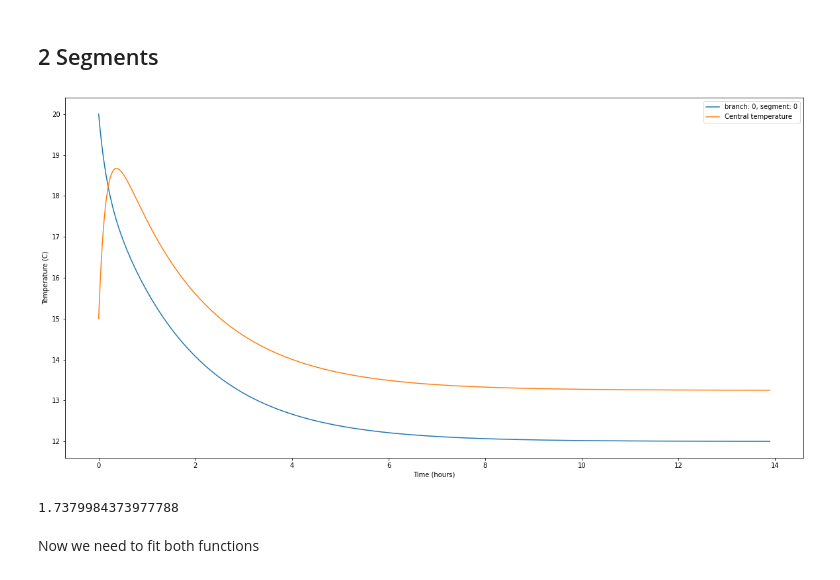
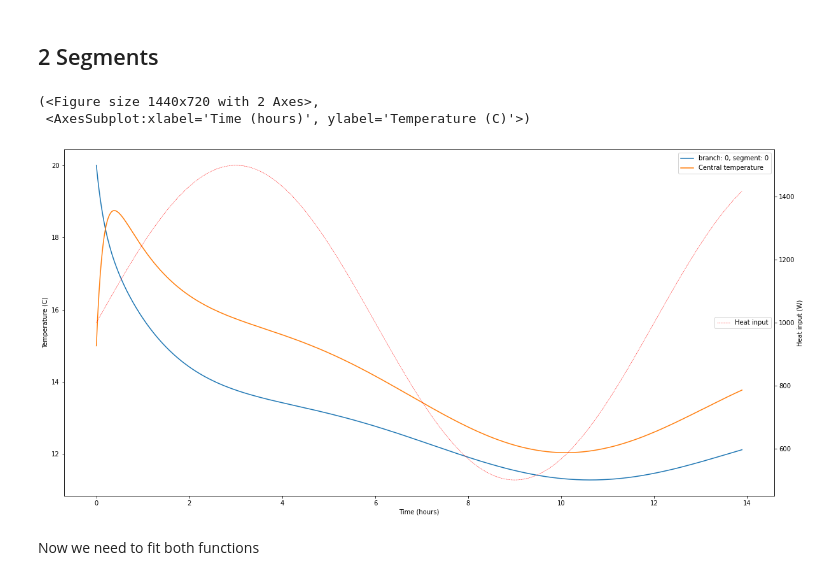
Before and after one commit to harry-rendell/building_simulation, a Jupyter notebook: param_estimation.ipynb, the cells around one changed output. Drawn from its saved outputs; the diff is of its cells as text; code cells hidden in the pictures.

```diff
--- a/param_estimation.ipynb
+++ b/param_estimation.ipynb
@@ -53,23 +9,28 @@ T_initial       15.0
+# %%
+func_Q_in = lambda x: (1 + 0.5*np.sin(2*np.pi*x/(3600*12))) #
 # %% [markdown]
 We are able to recover the desired heat capacity, thermal conductivity and initial temperature even with pretty bad intial guesses. However, need to ensure intial guesses are at least on the right order of magnitude.
 # %% [markdown]
 ## 2 Segments
 # %%
-k = [6e5, 2.5e6]
-c = [800.0, 500.0]
+k = [800.0, 500.0]
+c = [6e5, 2.5e6]
 T = [15.0, 20.0]
 true_params = np.array([*k, *c, *T])
 T_out = 10
 heatinput = 1000
 iterations = 1000
 # Initialise class with system parameters
 sys_nd = model_ND(k, c, T, T_out, heatinput)
 
 # Run simulation. This recreates simple_model.ipynb showing that our generalised model works.
 times = np.linspace(0, 5e4, iterations+1)
-Ts_true, Qs = sys_nd.run(times=times)
+Ts_true, Qs = sys_nd.run(times=times, func_Q_in=func_Q_in)
+sys_nd.plot()
 # %% [output]
+(<Figure size 1440x720 with 2 Axes>,
+ <AxesSubplot:xlabel='Time (hours)', ylabel='Temperature (C)'>)
-[figure, old version]
+[figure, new version]
 # %%
 def loss(params):
 
@@ -114,8 +113,4 @@ params = np.array([*k, *c, *T])
 mse = loss(params)
-# %%
-mse
-# %% [output]
-1.7379984373977788
 # %% [markdown]
 Now we need to fit both functions
 # %%
```
Also changed, not shown: parts of 15 cells of this notebook.
